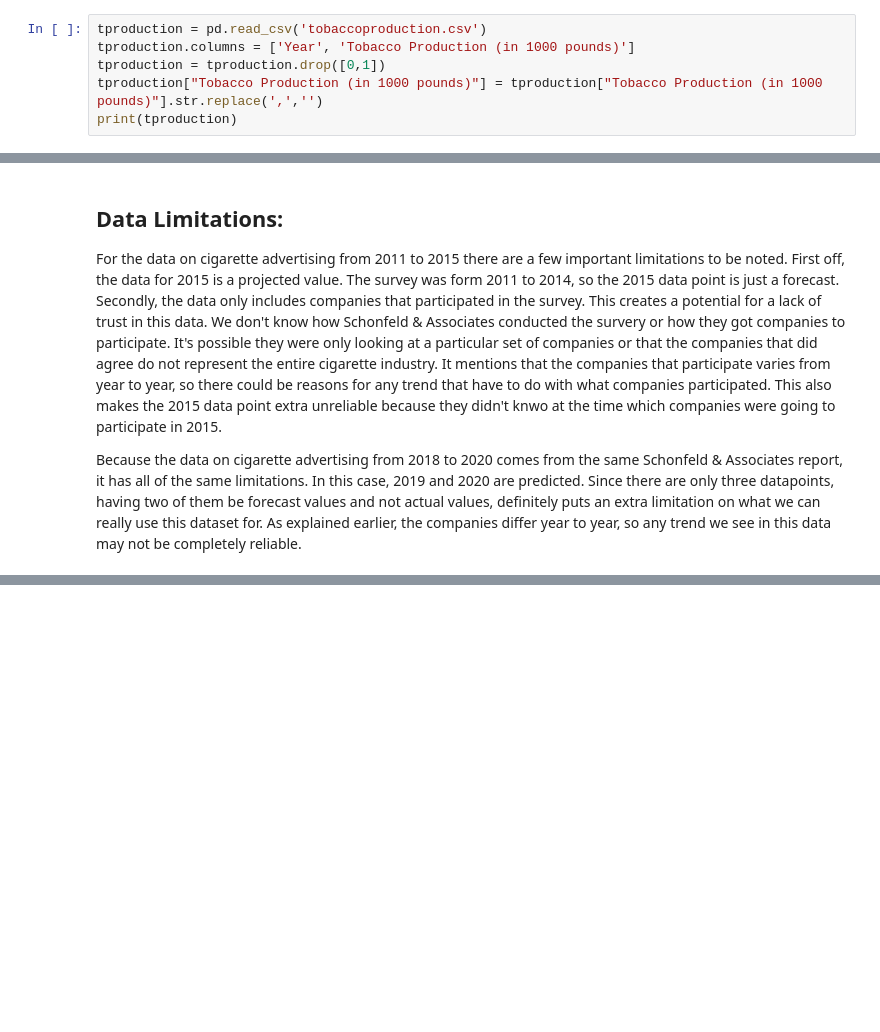
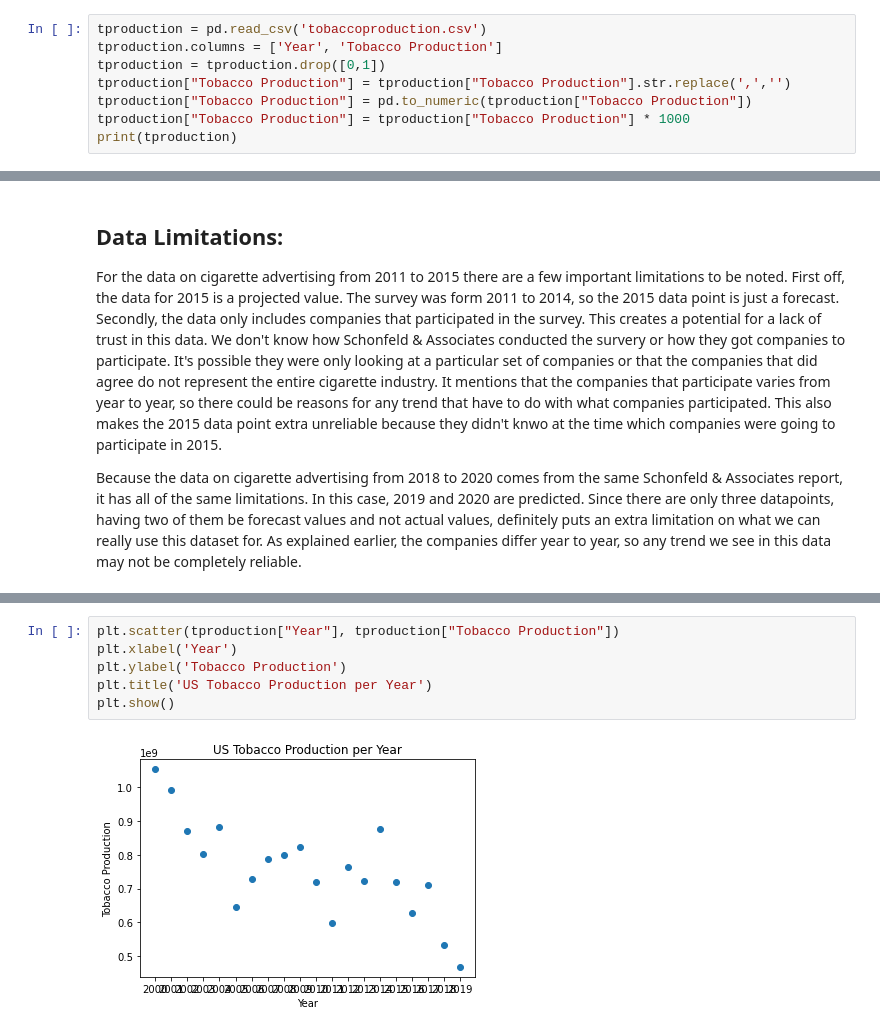
Before and after one commit to blythegdineen/datasciproj, a Jupyter notebook: Phase2.ipynb, the cells around one changed output, grey strips where cells are left out. Saved outputs shown, nothing was run; the diff lists cells and outputs as text; blank space fills up the shorter version.

```diff
--- a/Phase2.ipynb
+++ b/Phase2.ipynb
@@ -22,7 +30,9 @@ print(tads2018to2020)
 # %%
 tproduction = pd.read_csv('tobaccoproduction.csv')
-tproduction.columns = ['Year', 'Tobacco Production (in 1000 pounds)']
+tproduction.columns = ['Year', 'Tobacco Production']
 tproduction = tproduction.drop([0,1])
-tproduction["Tobacco Production (in 1000 pounds)"] = tproduction["Tobacco Production (in 1000 pounds)"].str.replace(',','')
+tproduction["Tobacco Production"] = tproduction["Tobacco Production"].str.replace(',','')
+tproduction["Tobacco Production"] = pd.to_numeric(tproduction["Tobacco Production"])
+tproduction["Tobacco Production"] = tproduction["Tobacco Production"] * 1000
 print(tproduction)
 # %% [output]
@@ -86,0 +171,8 @@ Because the data on cigarette advertising from 2018 to 2020 comes from the same
+# %%
+plt.scatter(tproduction["Year"], tproduction["Tobacco Production"])
+plt.xlabel('Year')
+plt.ylabel('Tobacco Production')
+plt.title('US Tobacco Production per Year')
+plt.show()
+# %% [output]
+[figure, added]
```
Also changed, not shown: parts of 14 cells of this notebook.
